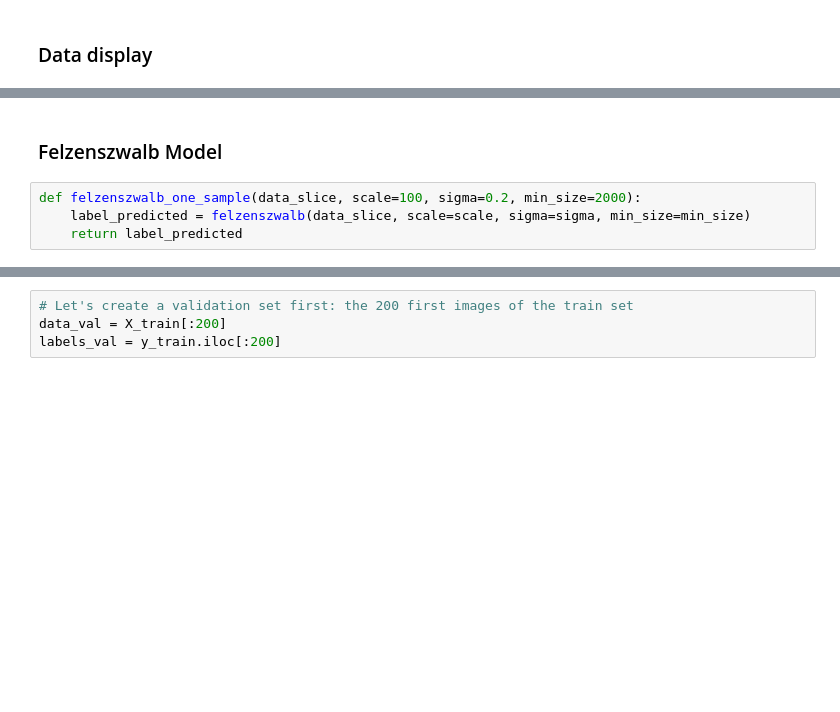
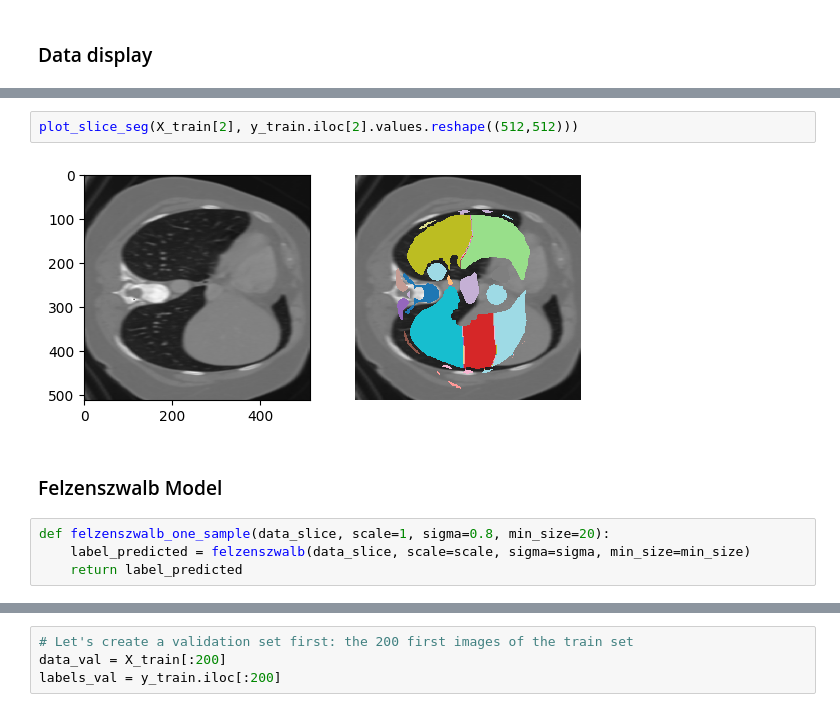
Before and after one commit to arigqt/challenge_ens, a Jupyter notebook: Code/felzenszwalb.ipynb, the cells around one changed output, grey strips where cells are left out. Saved outputs shown, nothing was run; the diff lists cells and outputs as text; blank space fills up the shorter version.

```diff
--- a/Code/felzenszwalb.ipynb
+++ b/Code/felzenszwalb.ipynb
@@ -34,7 +40,11 @@ plot_slice_seg(X_train[0], y_train.iloc[0].values.reshape((512,512)))
+# %%
+plot_slice_seg(X_train[2], y_train.iloc[2].values.reshape((512,512)))
+# %% [output]
+[figure, added]
 # %% [markdown]
 ### Felzenszwalb Model
 # %%
-def felzenszwalb_one_sample(data_slice, scale=100, sigma=0.2, min_size=2000):
+def felzenszwalb_one_sample(data_slice, scale=1, sigma=0.8, min_size=20):
     label_predicted = felzenszwalb(data_slice, scale=scale, sigma=sigma, min_size=min_size)
     return label_predicted
 # %%
```
Also changed, not shown: parts of 40 cells of this notebook, 2 other files.
